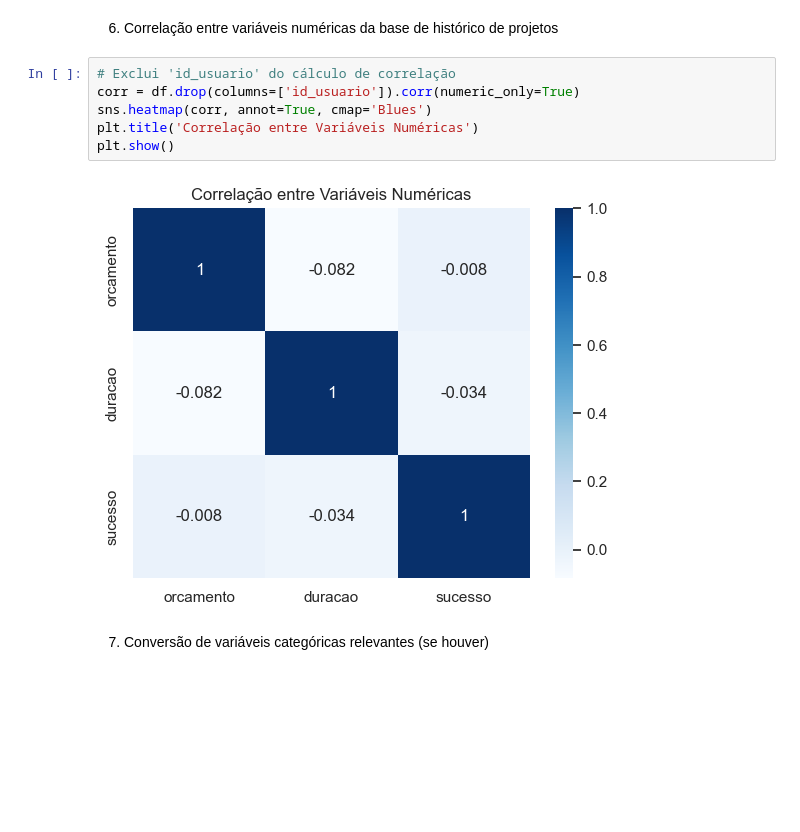
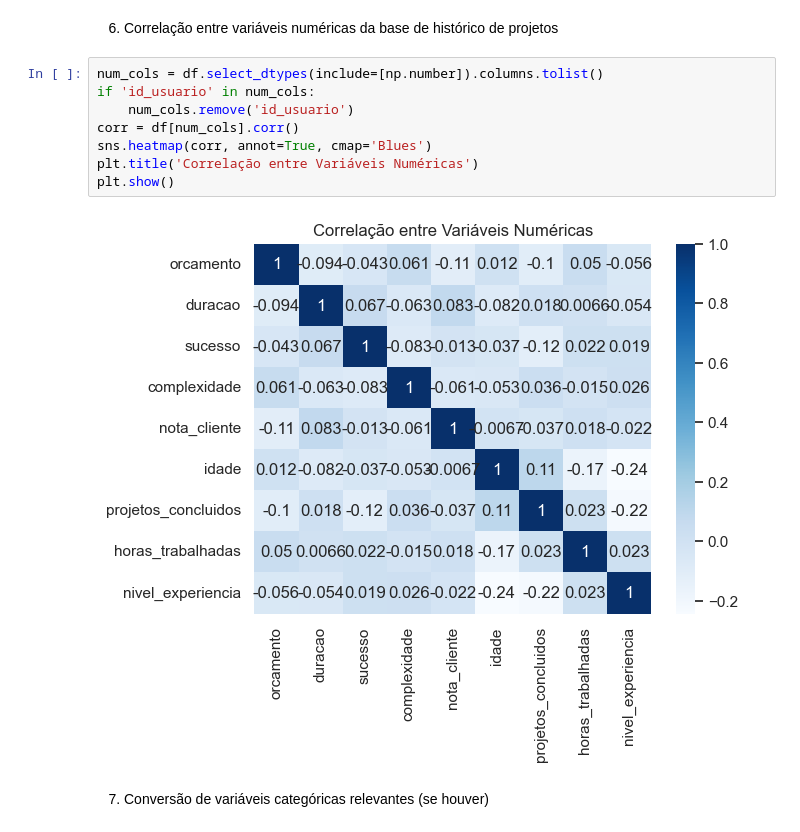
Before and after one commit to grazimartins/case-juscash, a Jupyter notebook: modelo/notebooks/eda.ipynb, the cells around one changed output. Cells and saved outputs as stored; diff of their text form; blank space fills up the shorter version.

```diff
--- a/modelo/notebooks/eda.ipynb
+++ b/modelo/notebooks/eda.ipynb
@@ -65,13 +75,15 @@ plt.show()
 # %% [markdown]
 6. Correlação entre variáveis numéricas da base de histórico de projetos
 # %%
-# Exclui 'id_usuario' do cálculo de correlação
-corr = df.drop(columns=['id_usuario']).corr(numeric_only=True)
+num_cols = df.select_dtypes(include=[np.number]).columns.tolist()
+if 'id_usuario' in num_cols:
+    num_cols.remove('id_usuario')
+corr = df[num_cols].corr()
 sns.heatmap(corr, annot=True, cmap='Blues')
 plt.title('Correlação entre Variáveis Numéricas')
 plt.show()
 # %% [output]
-[figure, old version]
+[figure, new version]
 # %% [markdown]
 7. Conversão de variáveis categóricas relevantes (se houver)
 # %%
```
Also changed, not shown: parts of 6 cells of this notebook, 11 other files.
